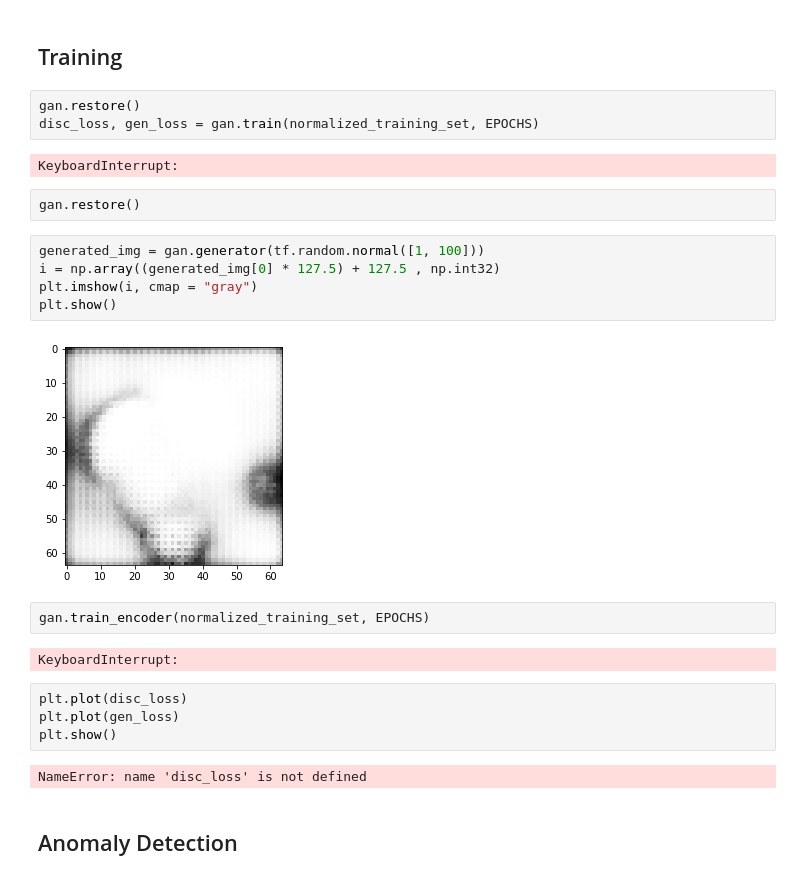
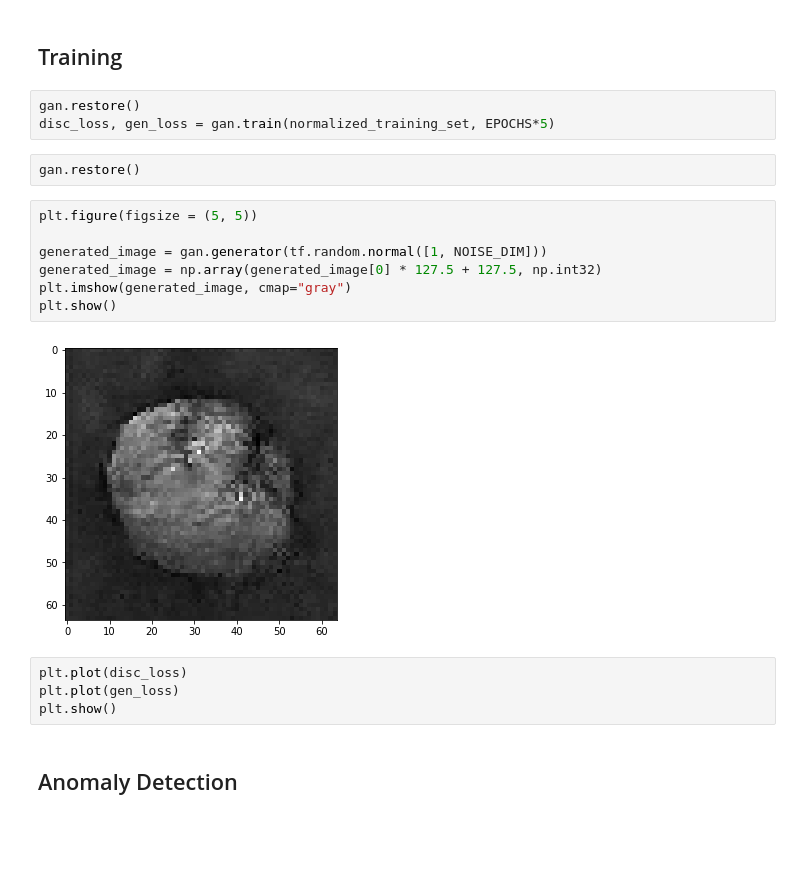
Before and after one commit to Pippo7x/AnoGAN-Keras, a Jupyter notebook: AnoGAN.ipynb, the cells around one changed output. Saved outputs shown, nothing was run; the diff lists cells and outputs as text; blank space fills up the shorter version.

Commit message:
simpler model -> better images

```diff
--- a/AnoGAN.ipynb
+++ b/AnoGAN.ipynb
@@ -68,28 +72,22 @@ tf.Tensor([[0.00071769]], shape=(1, 1), dtype=float32)
 ## Training
 # %%
 gan.restore()
-disc_loss, gen_loss = gan.train(normalized_training_set, EPOCHS)
+disc_loss, gen_loss = gan.train(normalized_training_set, EPOCHS*5)
-# %% [output]
-KeyboardInterrupt:
 # %%
 gan.restore()
-# %%
-generated_img = gan.generator(tf.random.normal([1, 100]))
-i = np.array((generated_img[0] * 127.5) + 127.5 , np.int32)
-plt.imshow(i, cmap = "gray")
-plt.show()
-# %% [output]
-[figure, removed]
-# %%
-gan.train_encoder(normalized_training_set, EPOCHS)
-# %% [output]
-KeyboardInterrupt:
+# %%
+plt.figure(figsize = (5, 5))
+
+generated_image = gan.generator(tf.random.normal([1, NOISE_DIM]))
+generated_image = np.array(generated_image[0] * 127.5 + 127.5, np.int32)
+plt.imshow(generated_image, cmap="gray")
+plt.show()
+# %% [output]
+[figure, added]
 # %%
 plt.plot(disc_loss)
 plt.plot(gen_loss)
 plt.show()
-# %% [output]
-NameError: name 'disc_loss' is not defined
 # %% [markdown]
 ## Anomaly Detection
 # %%
```
Also changed, not shown: parts of 9 cells of this notebook, 3 other files.
